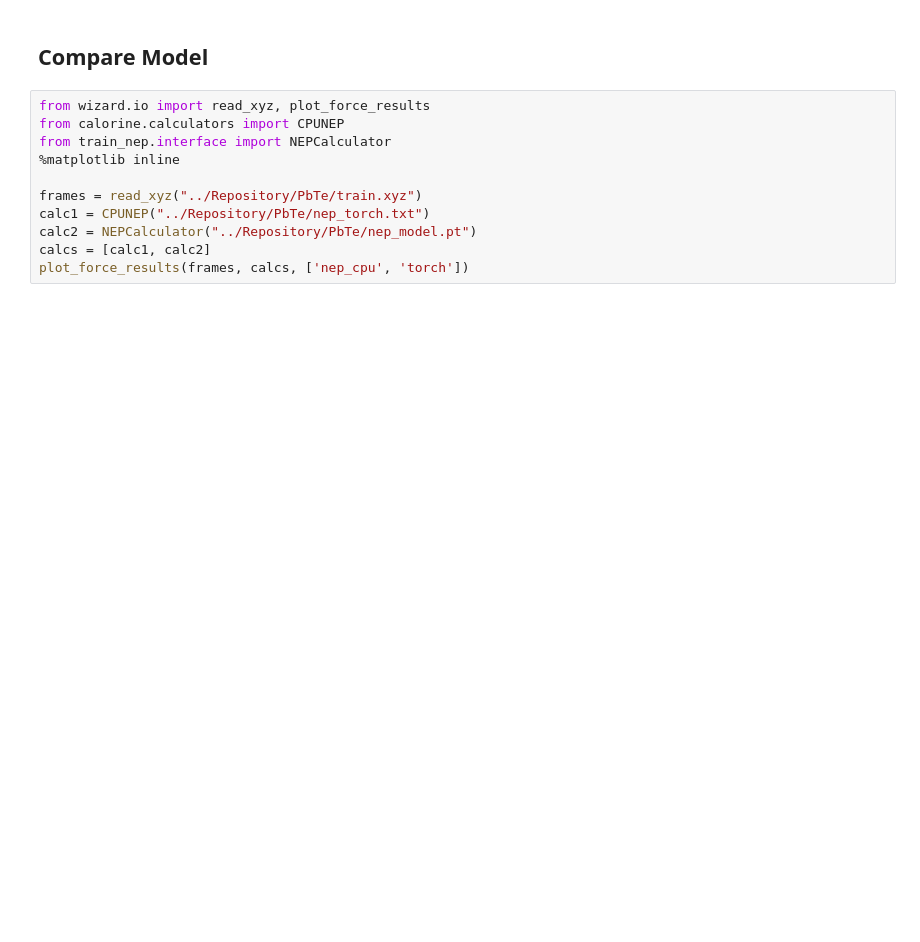
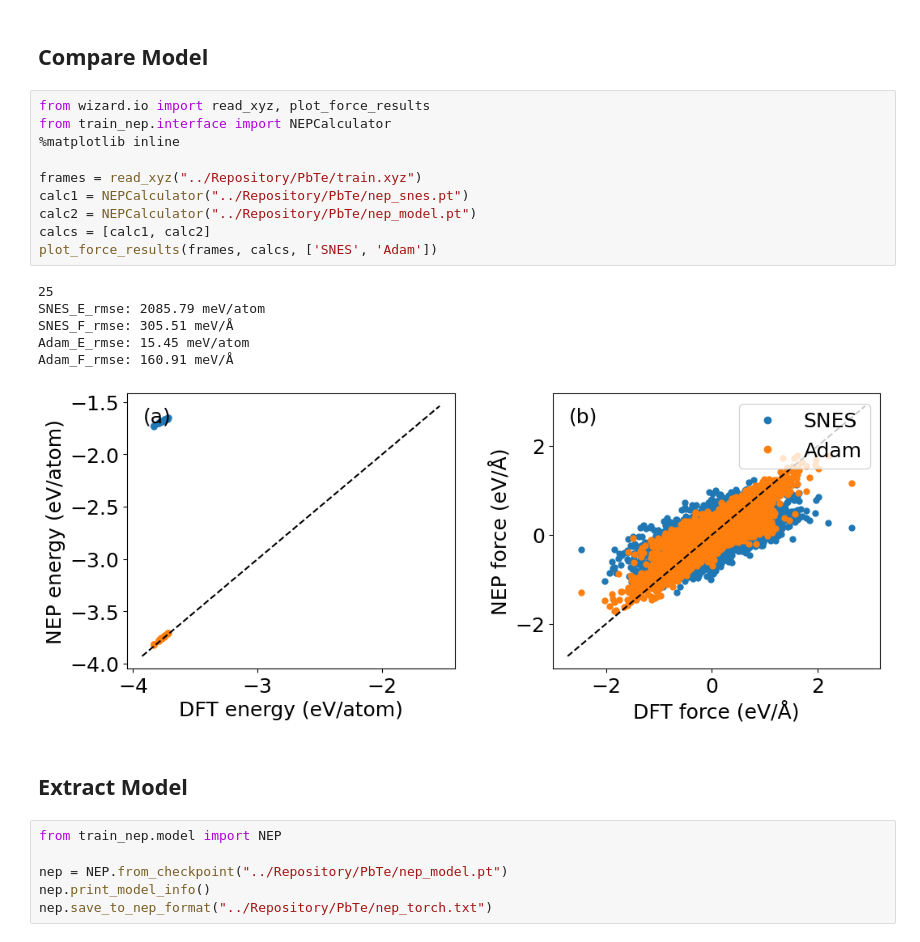
Before and after one commit to Jonsnow-willow/GPUMD-Wizard, a Jupyter notebook: Manual/Train_NEP.ipynb, the cells around one changed output. Cells and saved outputs as stored; diff of their text form; blank space fills up the shorter version.

```diff
--- a/Manual/Train_NEP.ipynb
+++ b/Manual/Train_NEP.ipynb
@@ -33,12 +101,26 @@ nep.print_model_info()
 ## Compare Model
 # %%
 from wizard.io import read_xyz, plot_force_results
-from calorine.calculators import CPUNEP
 from train_nep.interface import NEPCalculator
 %matplotlib inline
 
 frames = read_xyz("../Repository/PbTe/train.xyz")
-calc1 = CPUNEP("../Repository/PbTe/nep_torch.txt")
+calc1 = NEPCalculator("../Repository/PbTe/nep_snes.pt")
 calc2 = NEPCalculator("../Repository/PbTe/nep_model.pt")
 calcs = [calc1, calc2]
-plot_force_results(frames, calcs, ['nep_cpu', 'torch'])
+plot_force_results(frames, calcs, ['SNES', 'Adam'])
+# %% [output]
+25
+SNES_E_rmse: 2085.79 meV/atom
+SNES_F_rmse: 305.51 meV/Å
+Adam_E_rmse: 15.45 meV/atom
+Adam_F_rmse: 160.91 meV/Å
+[figure, added]
+# %% [markdown]
+## Extract Model
+# %%
+from train_nep.model import NEP
+
+nep = NEP.from_checkpoint("../Repository/PbTe/nep_model.pt")
+nep.print_model_info()
+nep.save_to_nep_format("../Repository/PbTe/nep_torch.txt")
```
Also changed, not shown: parts of 4 cells of this notebook, 4 other files.
